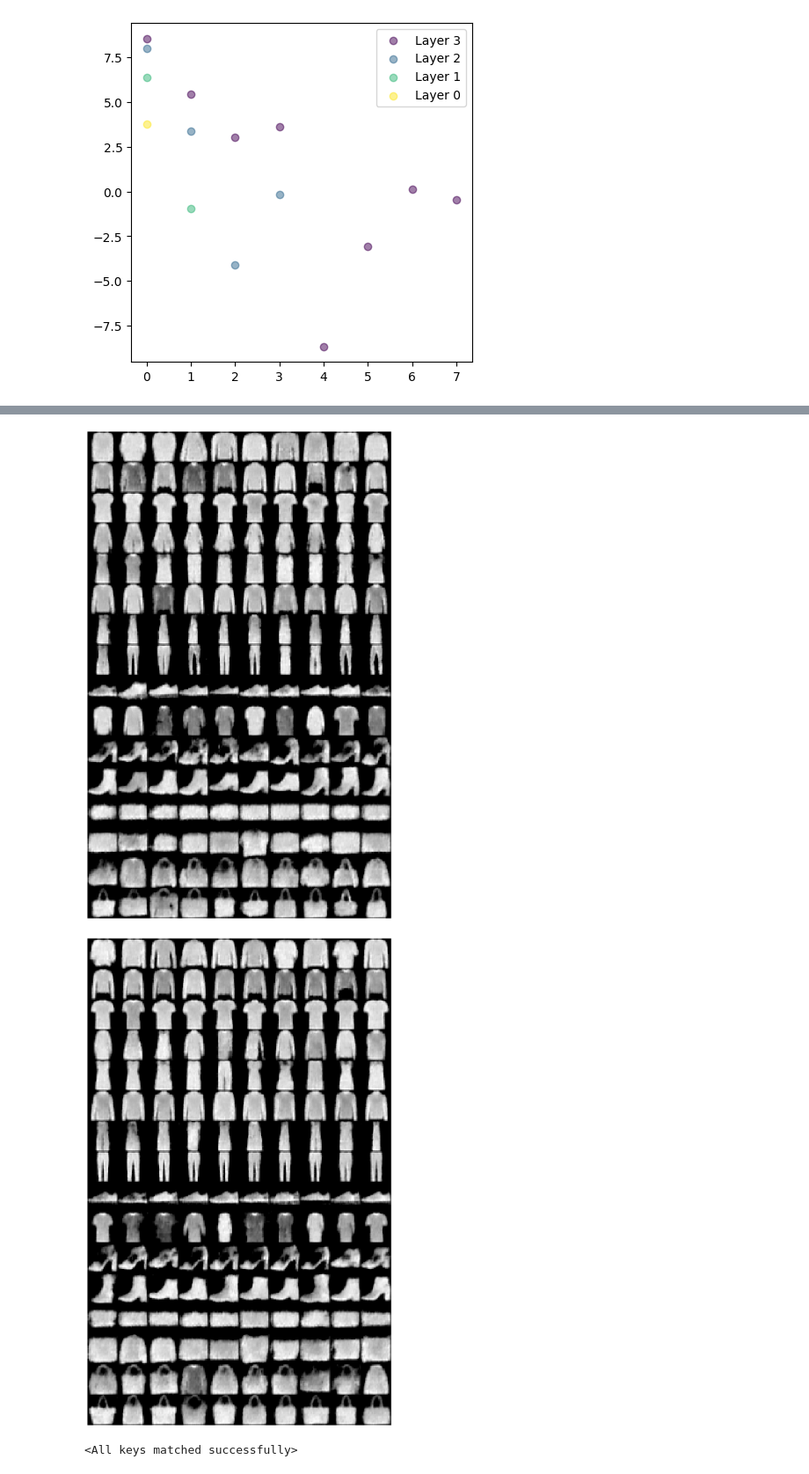
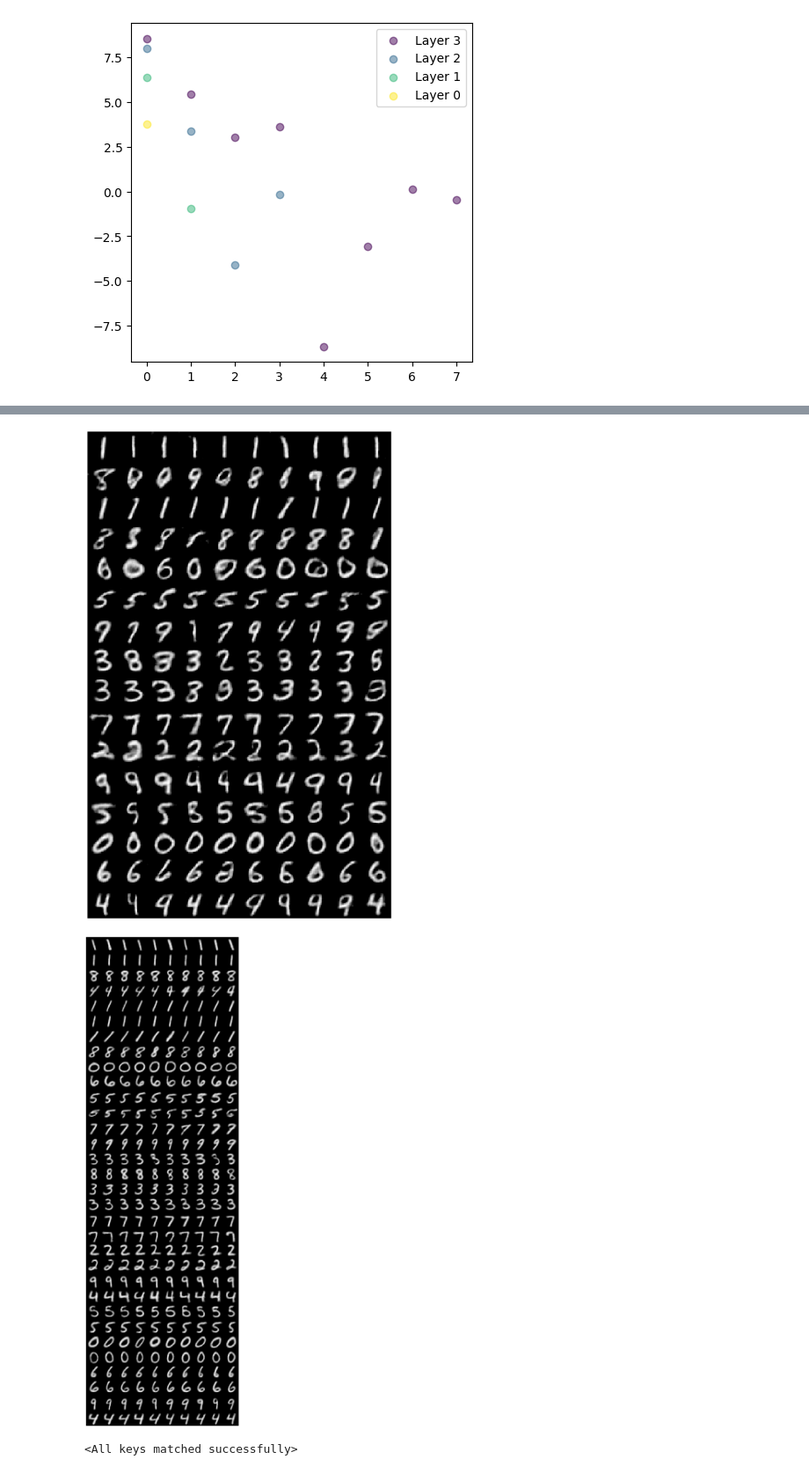
Before and after one commit to Teachable-AI-Lab/unsupervised-prototypes, a Jupyter notebook: GMM-exp.ipynb, the cells around one changed output, grey strips where cells are left out. Shown at 88% size. Drawn from its saved outputs; the diff is of its cells as text; code cells hidden in the pictures.

```diff
--- a/GMM-exp.ipynb
+++ b/GMM-exp.ipynb
@@ -27,4 +27,4 @@ from sklearn.mixture import GaussianMixture
 import os
 import sys
 # %%
-train_loader, test_loader, train_set, test_set = utils.get_data_loader('fashion-mnist', 128, False)
+train_loader, test_loader, train_set, test_set = utils.get_data_loader('mnist', 128, False)
@@ -336,0 +223,15 @@ Epoch: 101 Loss: 23.275981903076172
+# %%
+# load model
+n_layers=5
+
+model = DeepTaxonNet(
+    n_layers=n_layers,
+    enc_hidden_dim=32*3*3,
+    dec_hidden_dim=(32,3,3),
+    input_dim=1*28*28,
+    latent_dim=10,
+    encoder_name='mnist',
+    decoder_name='mnist',
+    kl1_weight=1
+).to(device)
+model.load_state_dict(torch.load('vade_fashion_mnist_tree.pth'))
@@ -390,11 +339,11 @@ utils.plot_centroids(centroid_list, 4).show()
 # %%
 utils.plot_generated_examples(model, 4, 10, device).show()
 # %% [output]
-[figure, old version]
+[figure, new version]
 # %%
-utils.plot_dataset_examples(model, all_latent, pcx, 4, 10, device).show()
+utils.plot_dataset_examples(model, all_latent, pcx, 5, 10, device).show()
 # %% [output]
-[figure, old version]
+[figure, new version]
 # %%
 # save model
 torch.save(model.state_dict(), 'vade_fashion_mnist_tree.pth')
```
Also changed, not shown: parts of 17 cells of this notebook, 26 other files.
